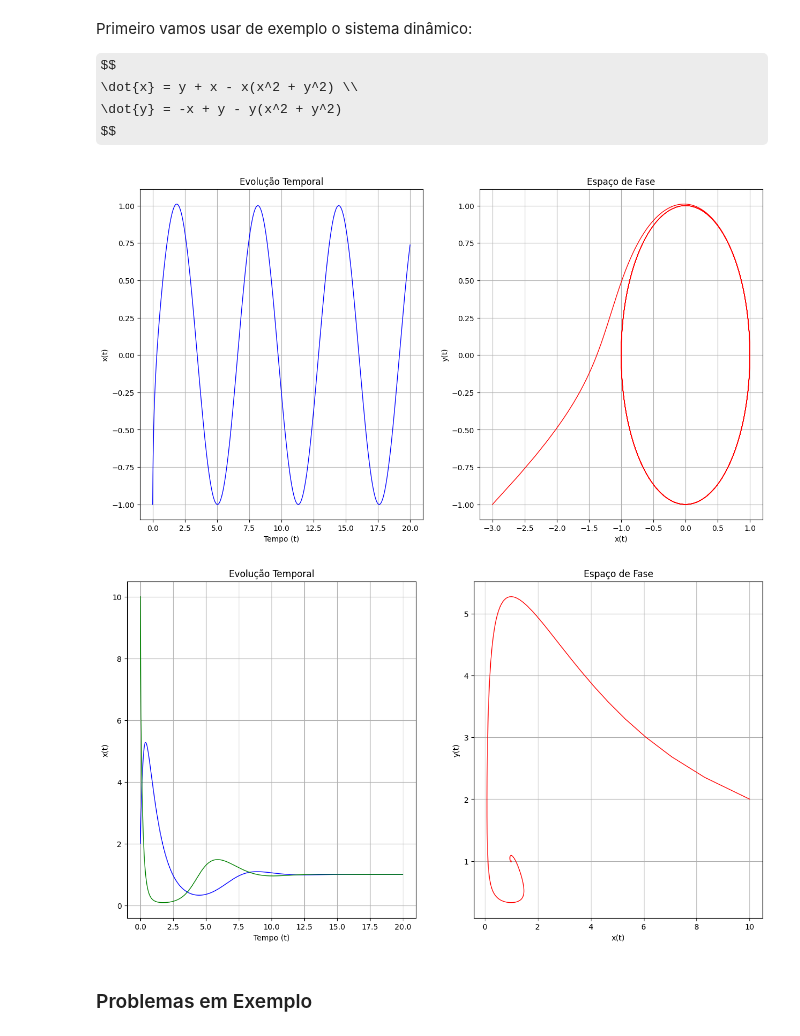
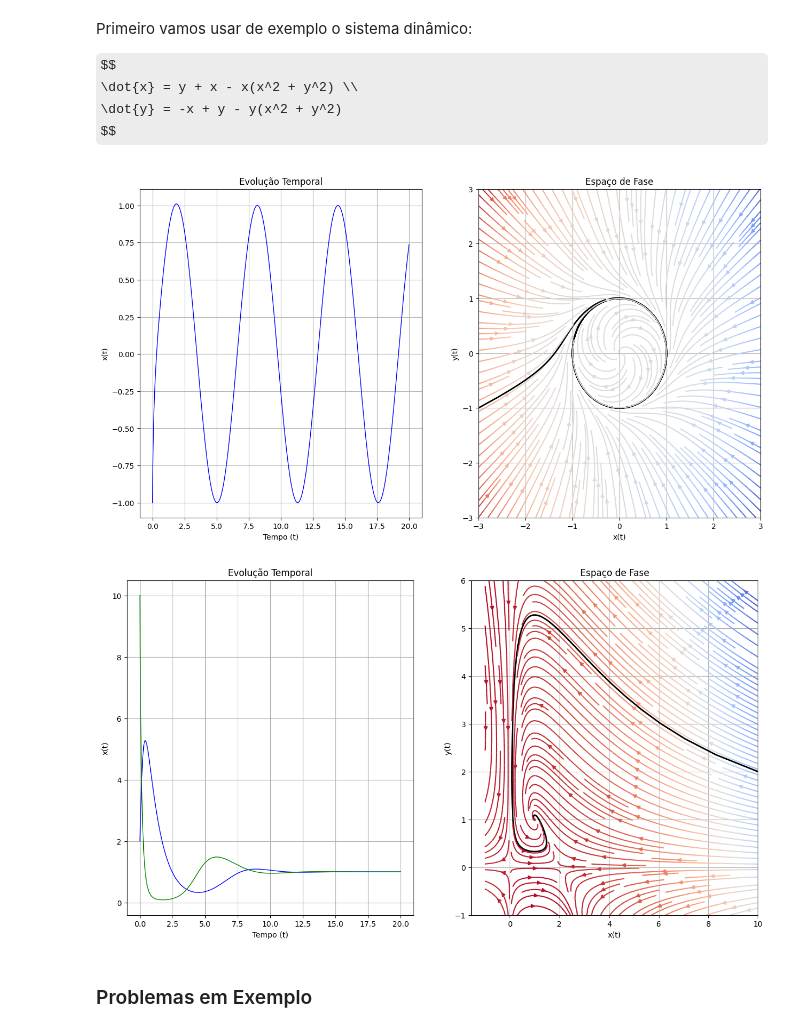
Before and after one commit to jorgesalhani/LinearAlgebraApplications, a Jupyter notebook: TrabalhoFinal/TF.ipynb, the cells around one changed output. Drawn from its saved outputs; the diff is of its cells as text; code cells hidden in the pictures; some formulas as TeX source.

Commit message:
Streamflows to las graphs

```diff
--- a/TrabalhoFinal/TF.ipynb
+++ b/TrabalhoFinal/TF.ipynb
@@ -375,38 +375,50 @@ ax[0].set_xlabel('Tempo (t)')
 ax[0].set_ylabel('x(t)')
 ax[0].grid(True)
 
-ax[1].plot(x,y,'r-',linewidth=1)
+ax[1].plot(x,y,'k-',linewidth=2)
 ax[1].set_title("Espaço de Fase")
 ax[1].set_xlabel('x(t)')
 ax[1].set_ylabel('y(t)')
 ax[1].grid(True)
+w = 3
+Y, X = np.mgrid[-w:w:100j, -w:w:100j]
+U = Y + X - X * (X**2 + Y**2)
+V = -X + Y - Y * (X**2 + Y**2)
+
+ax[1].streamplot(X,Y,U,V, density=2, color=U, cmap='coolwarm')
 
 plt.show()
 # %% [output]
-[figure, old version]
+[figure, new version]
 # %%
 EX1 = odeint(Exemplo2, [10, 2], t)
 
 x = EX1[:,0]
 y = EX1[:,1]
 
 fig, ax = plt.subplots(1,2, figsize=(15,8))
 
 ax[0].plot(t,y,'b-',linewidth=1)
 ax[0].plot(t,x,'g-',linewidth=1)
 ax[0].set_title("Evolução Temporal")
 ax[0].set_xlabel('Tempo (t)')
 ax[0].set_ylabel('x(t)')
 ax[0].grid(True)
 
-ax[1].plot(x,y,'r-',linewidth=1)
+ax[1].plot(x,y,'k-',linewidth=2)
 ax[1].set_title("Espaço de Fase")
 ax[1].set_xlabel('x(t)')
 ax[1].set_ylabel('y(t)')
 ax[1].grid(True)
 
+Y, X = np.mgrid[-1:6:100j, -1:10:100j]
+U = 2*X - X**2 - X*Y
+V = -Y + X*Y
+
+ax[1].streamplot(X,Y,U,V, density=2, color=U, cmap='coolwarm')
+
 plt.show()
 # %% [output]
-[figure, old version]
+[figure, new version]
 # %% [markdown]
 ### Problemas em Exemplo
```
Also changed, not shown: parts of 1 cell of this notebook.
